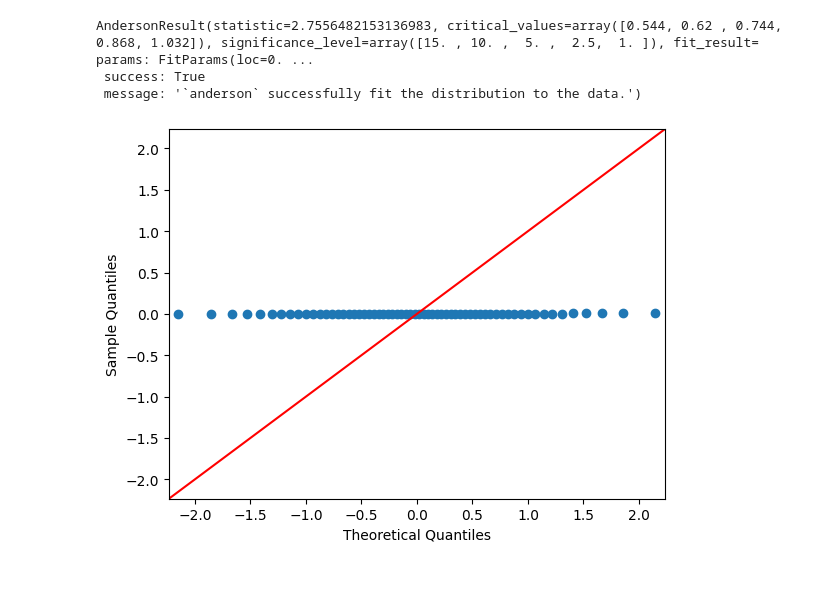
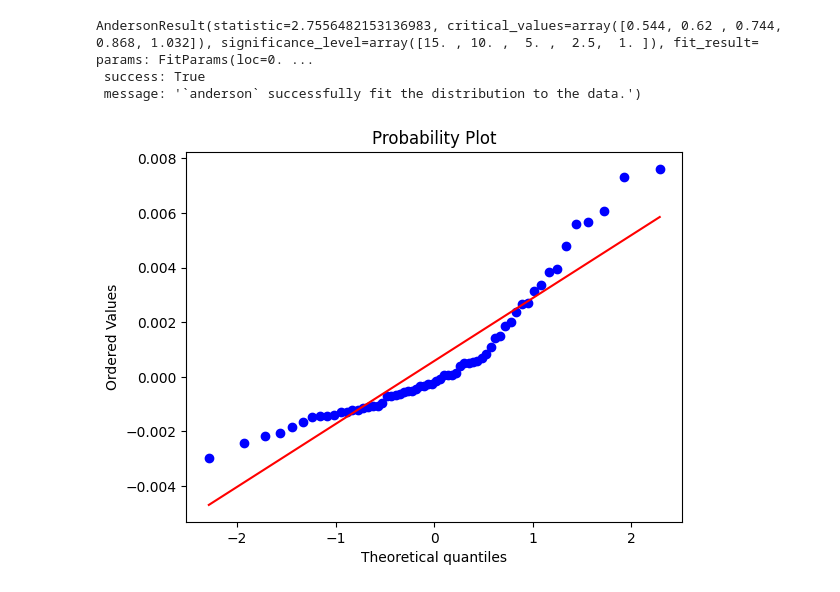
Before and after one commit to fedemedina72/PortafolioTC3006C, a Jupyter notebook: Modulo1/ConstruccionModelo.ipynb, the cells around one changed output. Cells and saved outputs as stored; diff of their text form; code cells hidden in the pictures.

Commit message:
qqplot

```diff
--- a/Modulo1/ConstruccionModelo.ipynb
+++ b/Modulo1/ConstruccionModelo.ipynb
@@ -42,3 +43,14 @@ df.head()
 | 2 | 2823 | six | 152 | 154 | 19 | 26 | 16500.0 |
 | 3 | 2337 | four | 109 | 102 | 24 | 30 | 13950.0 |
 | 4 | 2824 | five | 136 | 115 | 18 | 22 | 17450.0 |
+# %%
+# asignamos valor numerico a variable categorica cylindernumber
+
+numeros = ['zero','one','two','three','four','five','six','seven','eight','nine','ten','eleven','twelve']
+
+for i in range(len(df['cylindernumber'])):
+    for j in range(len(numeros)):
+        if df['cylindernumber'][i] == numeros[j]:
+            df['cylindernumber'][i] = int(j)
+
+df.to_csv('precios_autos_limpio.csv')
@@ -86,14 +116,3 @@ datos.describe()
 | 50% | 0.228737 | 0.010744 | 0.008824 | 0.002383 | 0.002930 | 0.973356 |
 | 75% | 0.268664 | 0.012970 | 0.009985 | 0.003755 | 0.004358 | 0.984500 |
 | max | 0.371728 | 0.017589 | 0.013145 | 0.008764 | 0.009883 | 0.997124 |
-# %%
-# asignamos valor numerico a variable categorica cylindernumber
-
-numeros = ['zero','one','two','three','four','five','six','seven','eight','nine','ten','eleven','twelve']
-
-for i in range(len(datos['cylindernumber'])):
-    for j in range(len(numeros)):
-        if datos['cylindernumber'][i] == numeros[j]:
-            datos['cylindernumber'][i] = j
-
-datos.head()
@@ -128,3 +123,8 @@ y = datos['price']
 
 # crear las variables de entrenamiento
 X_train, X_test, y_train, y_test = train_test_split(X, y, test_size=0.3, random_state=101)
+# %%
+# crear el modelo
+
+model = LinearRegression()
+model.fit(X_train,y_train)
@@ -221,8 +222,12 @@ anderson(resultados['residual'])
 AndersonResult(statistic=2.7556482153136983, critical_values=array([0.544, 0.62 , 0.744, 0.868, 1.032]), significance_level=array([15. , 10. ,  5. ,  2.5,  1. ]), fit_result=  params: FitParams(loc=0. ...
  success: True
  message: '`anderson` successfully fit the distribution to the data.')
-# %%
-sm.qqplot(resultados['residual'], line ='45')
-py.show()
-# %% [output]
-[figure, removed]
+# %%
+import numpy as np
+import pylab
+import scipy.stats as stats
+
+stats.probplot(resultados['residual'], dist="norm", plot=pylab)
+pylab.show()
+# %% [output]
+[figure, added]
```
Also changed, not shown: parts of 6 cells of this notebook.
